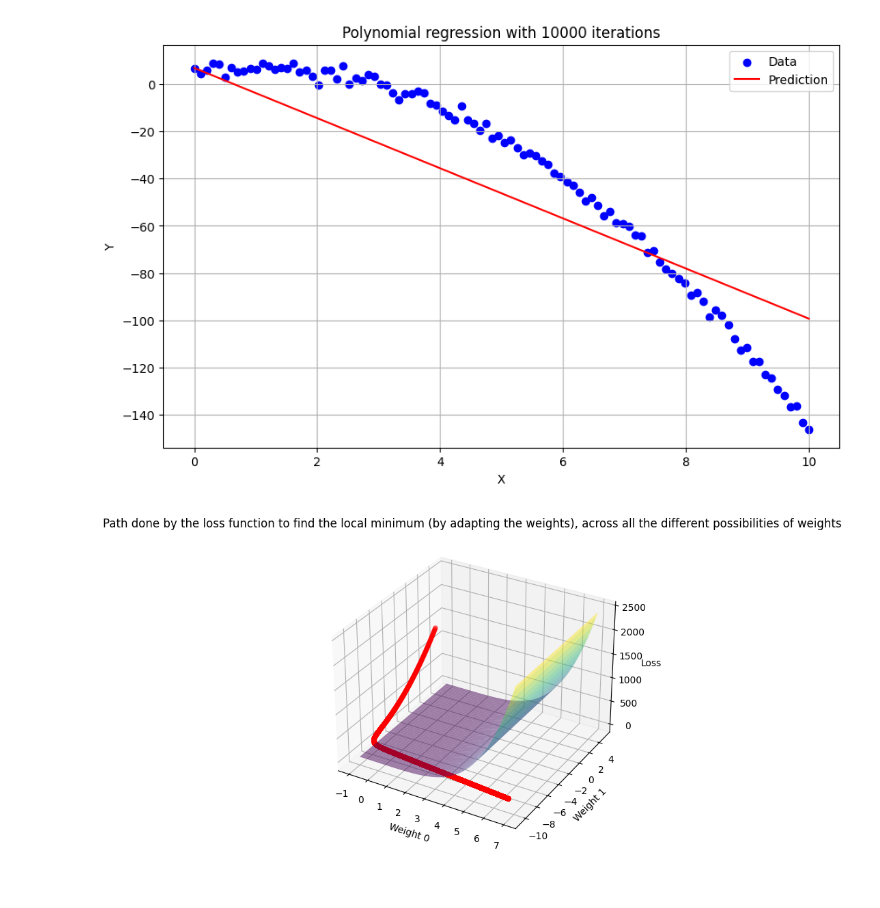
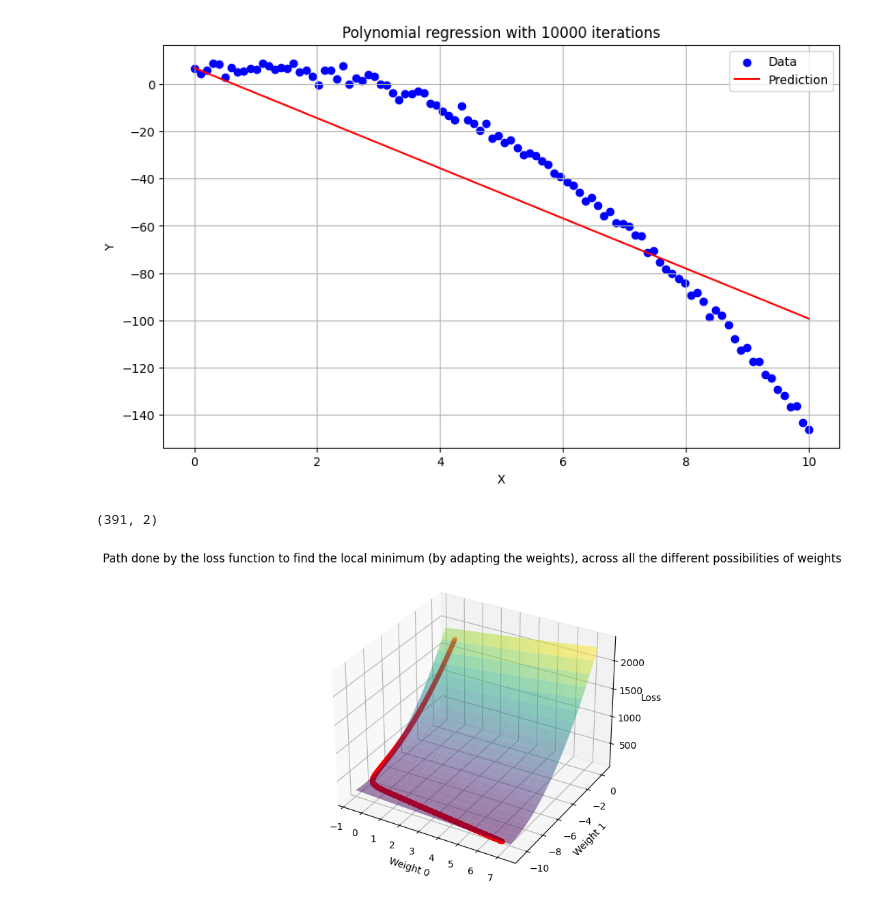
Before and after one commit to seven-dev/understanding-through-implementation, a Jupyter notebook: src/implementation/polynomial-regression/polynomial-regression-with-gradient-descent.ipynb, the cells around one changed output. Saved outputs shown, nothing was run; the diff lists cells and outputs as text; code cells hidden in the pictures.

Commit message:
Added weights vs loss plot

```diff
--- a/src/implementation/polynomial-regression/polynomial-regression-with-gradient-descent.ipynb
+++ b/src/implementation/polynomial-regression/polynomial-regression-with-gradient-descent.ipynb
@@ -114,13 +116,16 @@ class TensorflowVectorizedAutoDiffPolynomialRegression:
             x = tf.convert_to_tensor(x)
         return tf.matmul(x, self.weights)
 
-    def loss_function(self, x, y, save_loss_history=False):
+    def loss_function(self, x, y, weights=None, after_training=False, save_loss_history=False):
+        if weights is not None:
+            self.weights = weights
         # Gradient tape will calculate the derivative of the loss function with respect to weights (dloss_dweights)
         with tf.GradientTape() as g:
             g.watch(self.weights)
             # Below is the loss function calculation which will do a bunch of tensorflow operations, generating a
             # computational graph and gradient tape will automatically calculate the derivatives using that graph.
-            pred_y = self.weighted_prediction(x, after_training=False)
+            # after_training means if it'll be used for normal prediction or loss calculation (both while training, or after training)
+            pred_y = self.weighted_prediction(x, after_training=after_training)
             sum_of_distances = tf.reduce_sum((pred_y - y)**2, axis=0)[0]
             loss = (1/(2*x.shape[0]))*sum_of_distances
         # Here is where it calculates the derivatives
@@ -287,31 +302,68 @@ INFO:root:Equation: y(x) = (6.904132766239545)*x^0 + (-10.622420106236627)*x^1
 ''
 [figure]
 # %%
-def plot_loss_function():
-    # Extracting x, y, and z data
-    x_data = [point[0][0][0] for point in pr.loss_history]
-    y_data = [point[0][1][0] for point in pr.loss_history]
-    z_data = [point[1] for point in pr.loss_history]
+# Plots the loss function as well as the path that it took
+def plot_loss_function(x_data, y_data, z_data, x_losses, y_losses, z_losses):
 
     # Plotting the data
     fig = plt.figure(figsize=(8, 6))
     ax = fig.add_subplot(111, projection='3d')
     ax.scatter(x_data, y_data, z_data, c='r', marker='o')
 
-    x_vals = np.linspace(-1, 7, 100)
-    y_vals = np.linspace(-10, 5, 100)
-    x_mesh, y_mesh = np.meshgrid(x_vals, y_vals)
-    z_parabolic = x_mesh**4
-    ax.plot_surface(x_mesh, y_mesh, z_parabolic, alpha=0.5, cmap='viridis', edgecolor='none')
+    ax.plot_surface(x_losses, y_losses, z_losses, alpha=0.5, cmap='viridis', edgecolor='none')
 
     ax.set_xlabel('Weight 0')
     ax.set_ylabel('Weight 1')
     ax.set_zlabel('Loss')
     plt.title('Path done by the loss function to find the local minimum (by adapting the weights), across all the different possibilities of weights')
 
     plt.show()
 
-loss_data = pr.compute_loss(x, y, range_weights)
-plot_loss_function(loss_data)
+def get_loss_path_data():
+    # Extracting x, y, and z data
+    # Loss-weight learning path
+    x_data = [point[0][0][0] for point in pr.loss_history]
+    y_data = [point[0][1][0] for point in pr.loss_history]
+    z_data = [point[1] for point in pr.loss_history]
+    return x_data, y_data, z_data
+
+# Loss for every weight around the chosen path
+# This will help showing the path that was taken
+def compute_loss_weight_surface(x, y, interval=0.01):
+    x_data = [point[0][0][0] for point in pr.loss_history]
+    y_data = [point[0][1][0] for point in pr.loss_history]
+    # max + interval to include the max too
+    x_vals = np.arange(min(x_data), max(x_data) + interval, interval)
+    y_vals = np.arange(min(y_data), max(y_data) + interval, interval)
+    x_mesh, y_mesh = np.meshgrid(x_vals, y_vals)
+    x_flat = x_mesh.ravel()
+    y_flat = y_mesh.ravel()
+    all_weight_combinations = np.c_[x_mesh.ravel(), y_mesh.ravel()]
+    losses = []
+    print(all_weight_combinations.shape)
+    #i = 0
+    x_losses = []
+    y_losses = []
+    z_losses = []
+    for row in all_weight_combinations:
+        #if i%1000 == 0:
+        #    print(f'{i}.', end='')
+        x_val = row[0]
+        y_val = row[1]
+        loss, dloss_dweights = pr.loss_function(x, y, weights=tf.constant([[x_val],[y_val]]), after_training=True, save_loss_history=False)
+        x_losses.append(x_val)
+        y_losses.append(y_val)
+        z_losses.append(loss.numpy())
+        #i += 1
+    x_losses = np.array(x_losses).reshape(x_mesh.shape)
+    y_losses = np.array(y_losses).reshape(x_mesh.shape)
+    z_losses = np.array(z_losses).reshape(x_mesh.shape)
+
+    return x_losses, y_losses, z_losses
+
+x_data, y_data, z_data = get_loss_path_data()
+x_losses, y_losses, z_losses = compute_loss_weight_surface(new_x, new_y, interval=0.5)
+plot_loss_function(x_data, y_data, z_data, x_losses, y_losses, z_losses)
 # %% [output]
+(391, 2)
-[figure, old version]
+[figure, new version]
```
Also changed, not shown: parts of 3 cells of this notebook.
